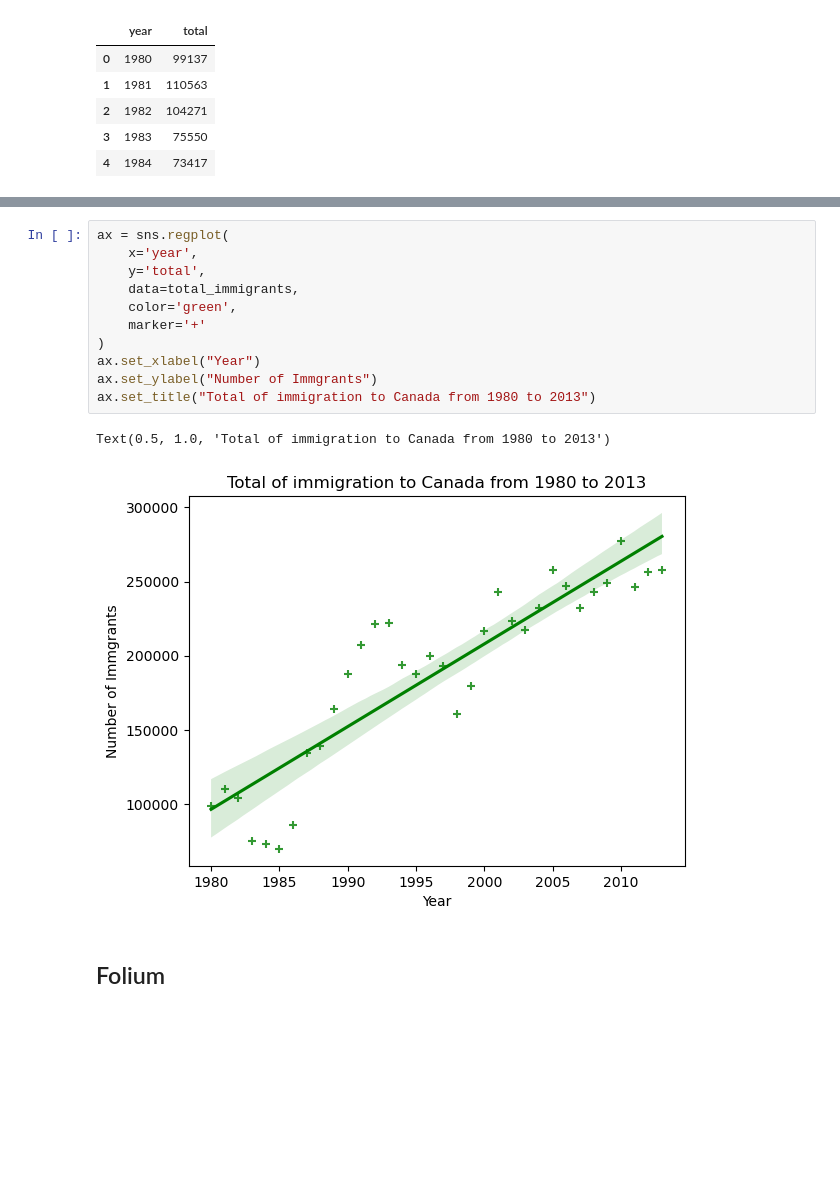
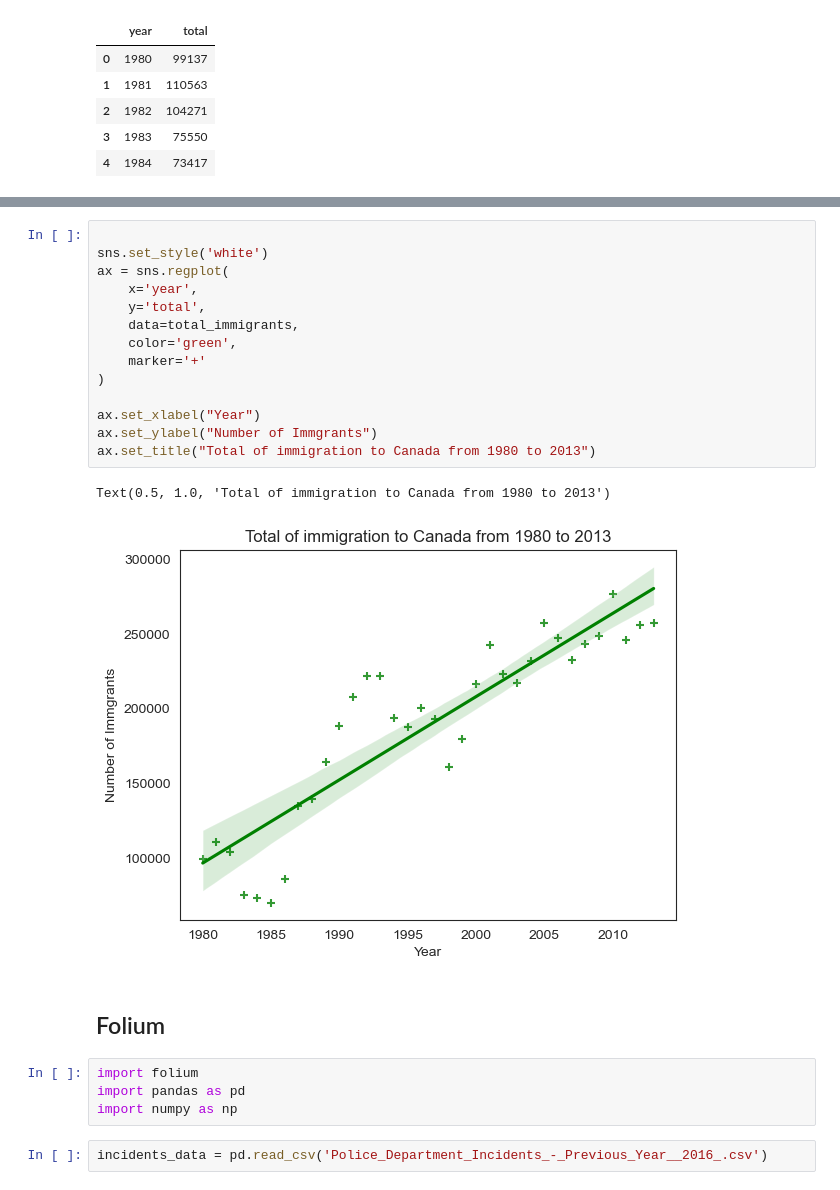
Before and after one commit to kopiadjie/Hacktiv8, a Jupyter notebook: Code/sesi8/Meeting8.ipynb, the cells around one changed output, grey strips where cells are left out. Saved outputs shown, nothing was run; the diff lists cells and outputs as text; blank space fills up the shorter version.

```diff
--- a/Code/sesi8/Meeting8.ipynb
+++ b/Code/sesi8/Meeting8.ipynb
@@ -140,16 +142,25 @@ total_immigrants.plot(
 # %%
+
+sns.set_style('white')
 ax = sns.regplot(
     x='year',
     y='total',
     data=total_immigrants,
     color='green',
     marker='+'
 )
+
 ax.set_xlabel("Year")
 ax.set_ylabel("Number of Immgrants")
 ax.set_title("Total of immigration to Canada from 1980 to 2013")
 # %% [output]
 Text(0.5, 1.0, 'Total of immigration to Canada from 1980 to 2013')
-[figure, old version]
+[figure, new version]
 # %% [markdown]
 ## Folium
+# %%
+import folium
+import pandas as pd
+import numpy as np
+# %%
+incidents_data = pd.read_csv('Police_Department_Incidents_-_Previous_Year__2016_.csv')
```
Also changed, not shown: parts of 8 cells of this notebook, 6 other files.
